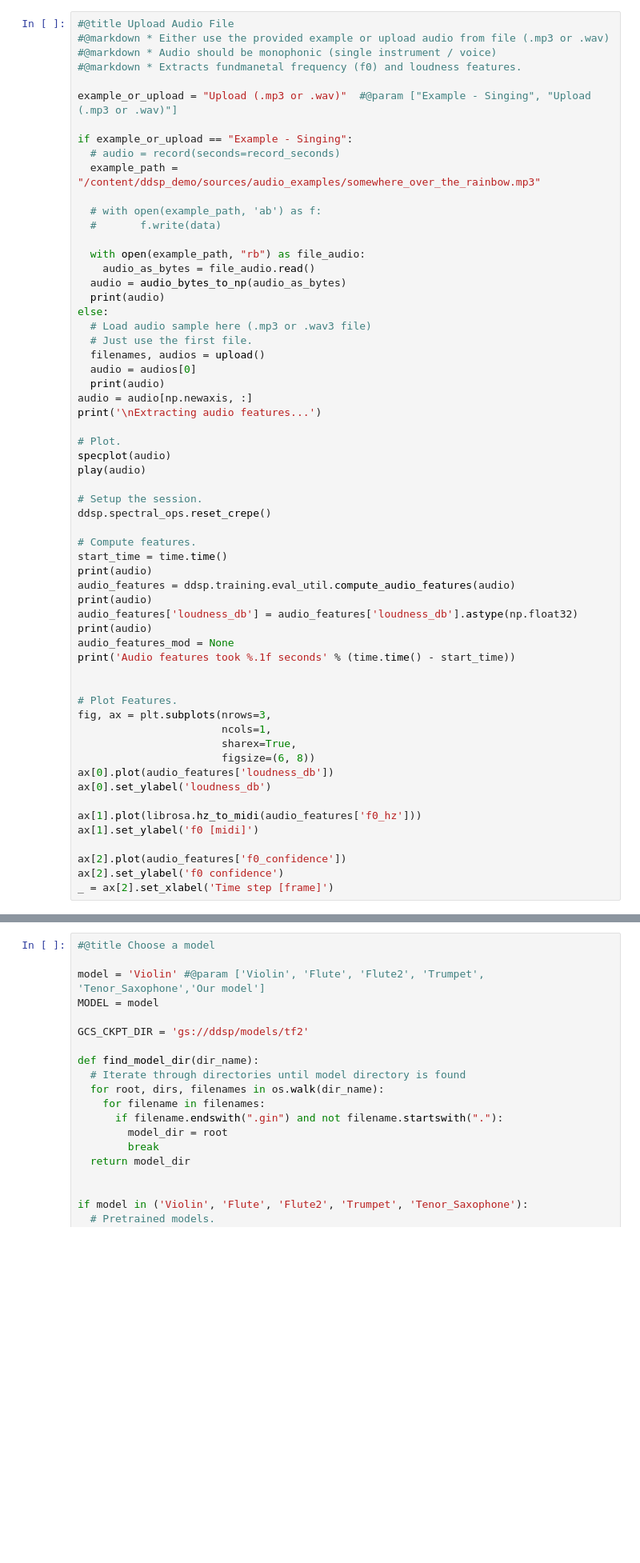
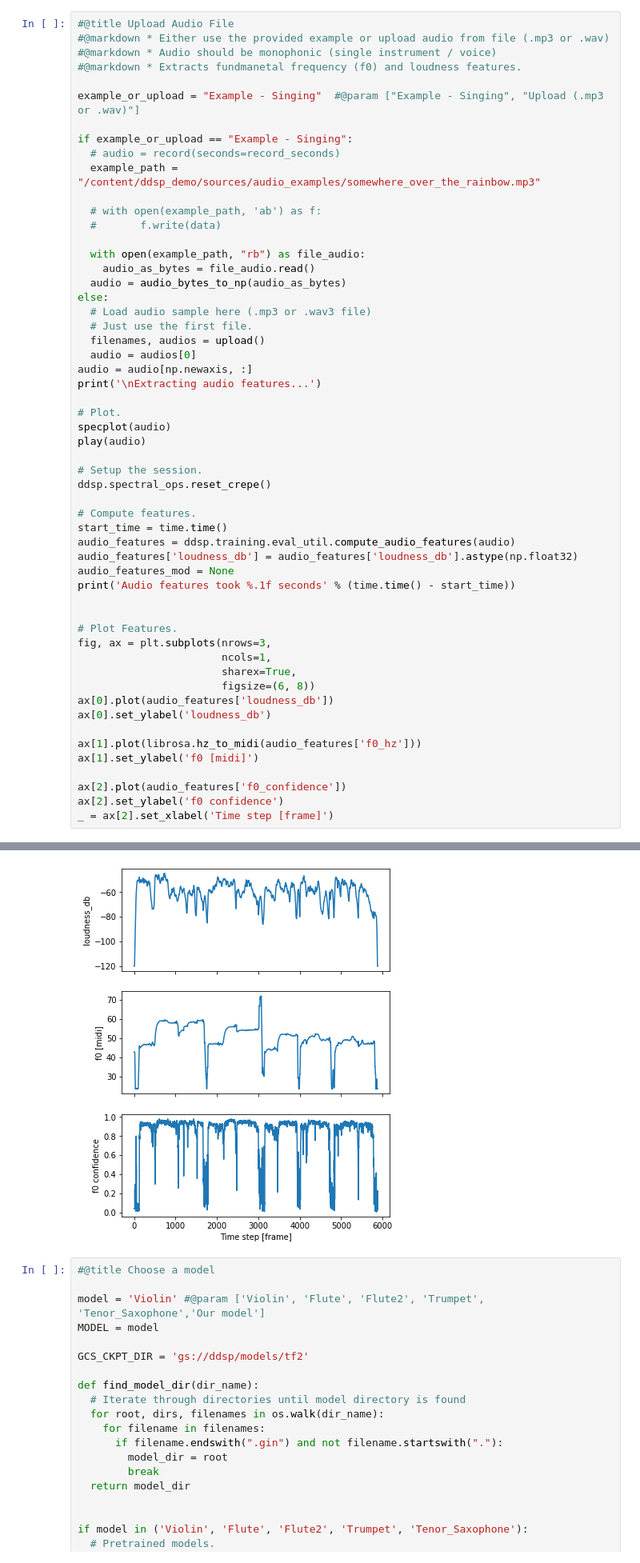
Before and after one commit to yakirhelets/ddsp_demo, a Jupyter notebook: DDSPDemo.ipynb, the cells around one changed output, grey strips where cells are left out. Shown at 80% size. Drawn from its saved outputs; the diff is of its cells as text; blank space fills up the shorter version.

Commit message:
Add built-in example to the demo notebook

```diff
--- a/DDSPDemo.ipynb
+++ b/DDSPDemo.ipynb
@@ -62,7 +62,7 @@ Done!
 #@markdown * Audio should be monophonic (single instrument / voice)
 #@markdown * Extracts fundmanetal frequency (f0) and loudness features.
 
-example_or_upload = "Upload (.mp3 or .wav)"  #@param ["Example - Singing", "Upload (.mp3 or .wav)"]
+example_or_upload = "Example - Singing"  #@param ["Example - Singing", "Upload (.mp3 or .wav)"]
 
 if example_or_upload == "Example - Singing":
   # audio = record(seconds=record_seconds)
@@ -74,13 +74,11 @@ if example_or_upload == "Example - Singing":
   with open(example_path, "rb") as file_audio:
     audio_as_bytes = file_audio.read()
   audio = audio_bytes_to_np(audio_as_bytes)
-  print(audio)
 else:
   # Load audio sample here (.mp3 or .wav3 file)
   # Just use the first file.
   filenames, audios = upload()
   audio = audios[0]
-  print(audio)
 audio = audio[np.newaxis, :]
 print('\nExtracting audio features...')
 
@@ -93,11 +91,8 @@ ddsp.spectral_ops.reset_crepe()
 
 # Compute features.
 start_time = time.time()
-print(audio)
 audio_features = ddsp.training.eval_util.compute_audio_features(audio)
-print(audio)
 audio_features['loudness_db'] = audio_features['loudness_db'].astype(np.float32)
-print(audio)
 audio_features_mod = None
 print('Audio features took %.1f seconds' % (time.time() - start_time))
 
@@ -130,4 +118,5 @@ KeyboardInterrupt: ignored
 [figure]
+[figure, added]
 # %%
 #@title Choose a model
 
```
Also changed, not shown: parts of 2 cells of this notebook.
